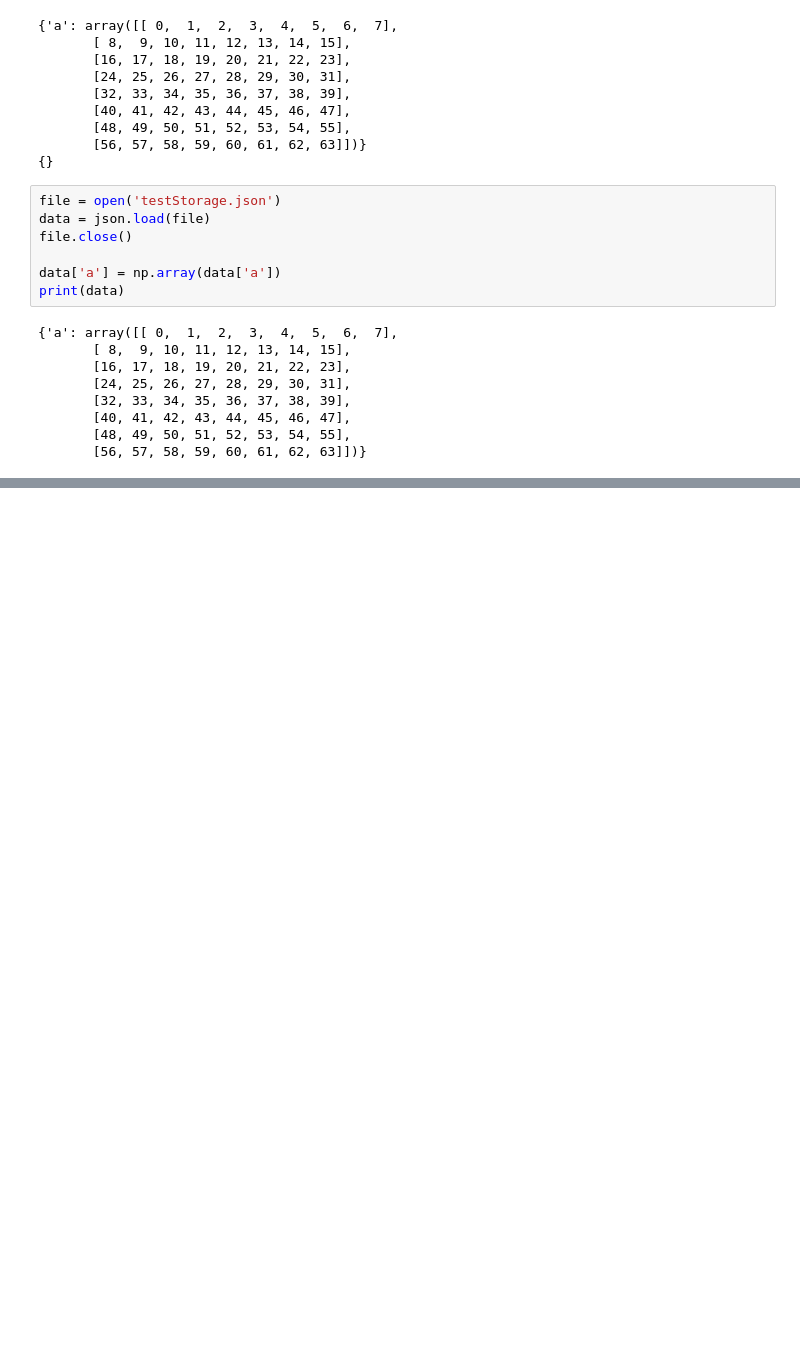
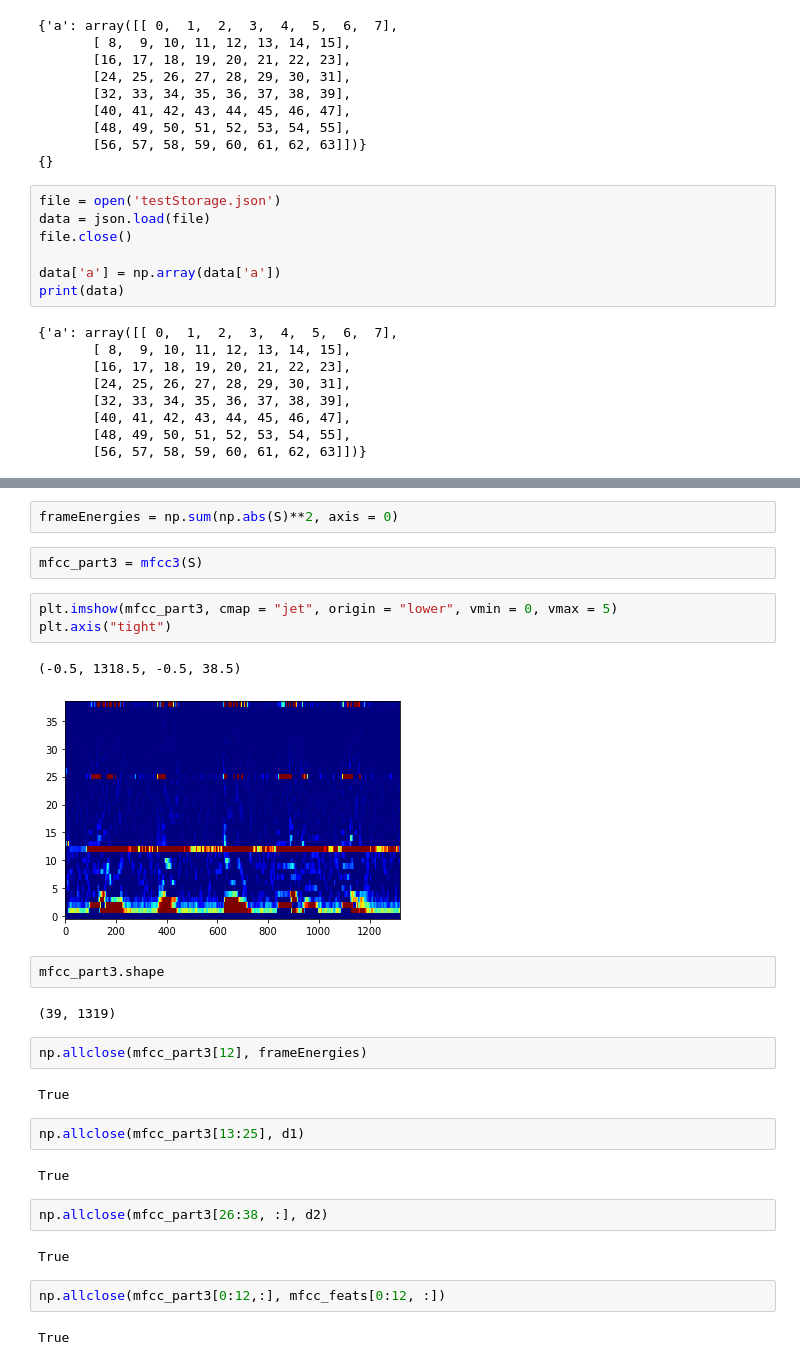
Before and after one commit to clylau/E207_final_project, a Jupyter notebook: Jimmy's Fun exploration.ipynb, the cells around one changed output, grey strips where cells are left out. Drawn from its saved outputs; the diff is of its cells as text; blank space fills up the shorter version.

Commit message:
wrote mfcc3, the hottest track there was

```diff
--- a/Jimmy's Fun exploration.ipynb
+++ b/Jimmy's Fun exploration.ipynb
@@ -448,0 +520,30 @@ print(data)
+# %%
+frameEnergies = np.sum(np.abs(S)**2, axis = 0)
+# %%
+mfcc_part3 = mfcc3(S)
+# %%
+plt.imshow(mfcc_part3, cmap = "jet", origin = "lower", vmin = 0, vmax = 5)
+plt.axis("tight")
+# %% [output]
+(-0.5, 1318.5, -0.5, 38.5)
+[figure, added]
+# %%
+mfcc_part3.shape
+# %% [output]
+(39, 1319)
+# %%
+np.allclose(mfcc_part3[12], frameEnergies)
+# %% [output]
+True
+# %%
+np.allclose(mfcc_part3[13:25], d1)
+# %% [output]
+True
+# %%
+np.allclose(mfcc_part3[26:38, :], d2)
+# %% [output]
+True
+# %%
+np.allclose(mfcc_part3[0:12,:], mfcc_feats[0:12, :])
+# %% [output]
+True
```
Also changed, not shown: parts of 6 cells of this notebook.
